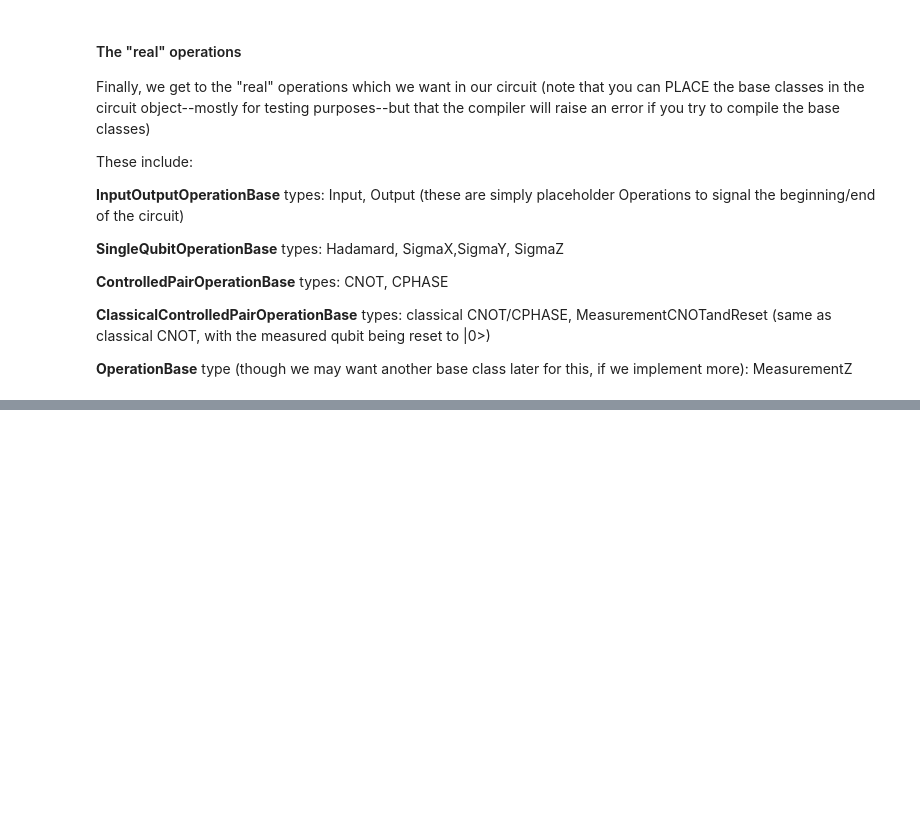
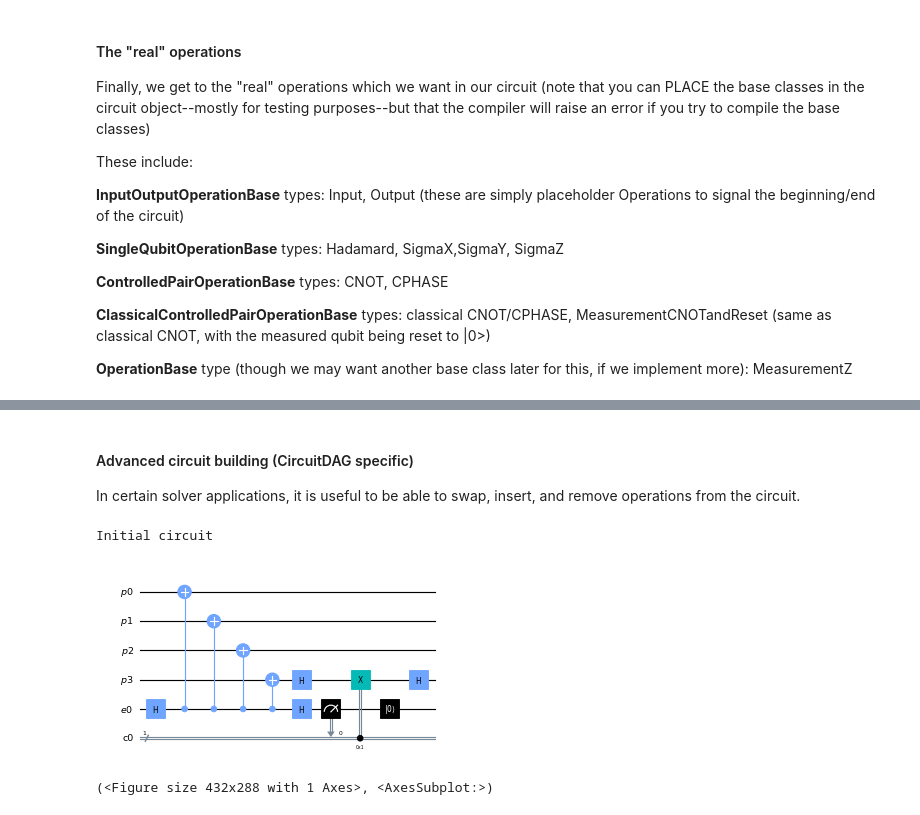
Before and after one commit to graphiq-dev/graphiq, a Jupyter notebook: examples/startup_guide/1_circuits.ipynb, the cells around one changed output, grey strips where cells are left out. Saved outputs shown, nothing was run; the diff lists cells and outputs as text; code cells hidden in the pictures; blank space fills up the shorter version.

```diff
--- a/examples/startup_guide/1_circuits.ipynb
+++ b/examples/startup_guide/1_circuits.ipynb
@@ -131,0 +254,18 @@ These include:
+# %% [markdown]
+#### Advanced circuit building (CircuitDAG specific)
+
+In certain solver applications, it is useful to be able to swap, insert, and remove operations from the circuit.
+# %%
+""" Consider """
+
+import benchmarks.circuits as circ
+
+# This initial circuit is provided by the code base
+circuit, _ = circ.ghz4_state_circuit()
+
+print("Initial circuit")
+circuit.draw_circuit()
+# %% [output]
+Initial circuit
+[figure, added]
+(<Figure size 432x288 with 1 Axes>, <AxesSubplot:>)
```
Also changed, not shown: parts of 19 cells of this notebook, 1 other file.
